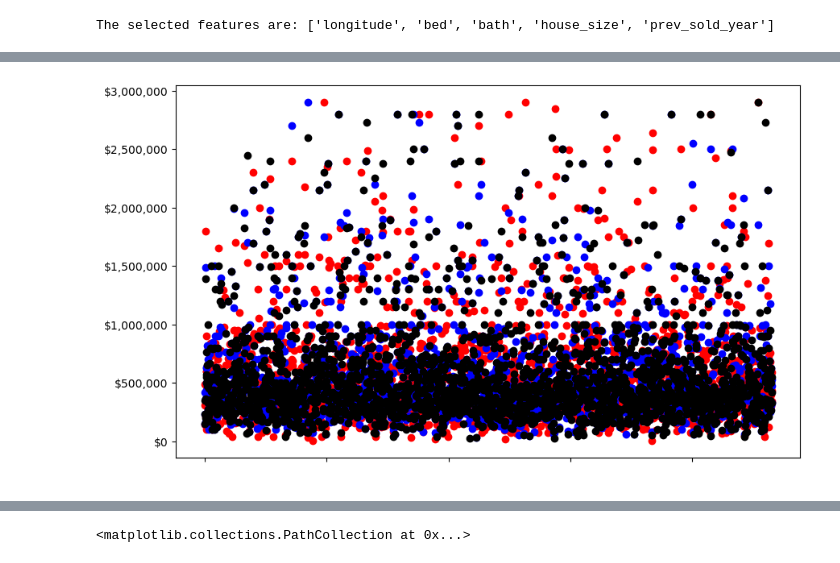
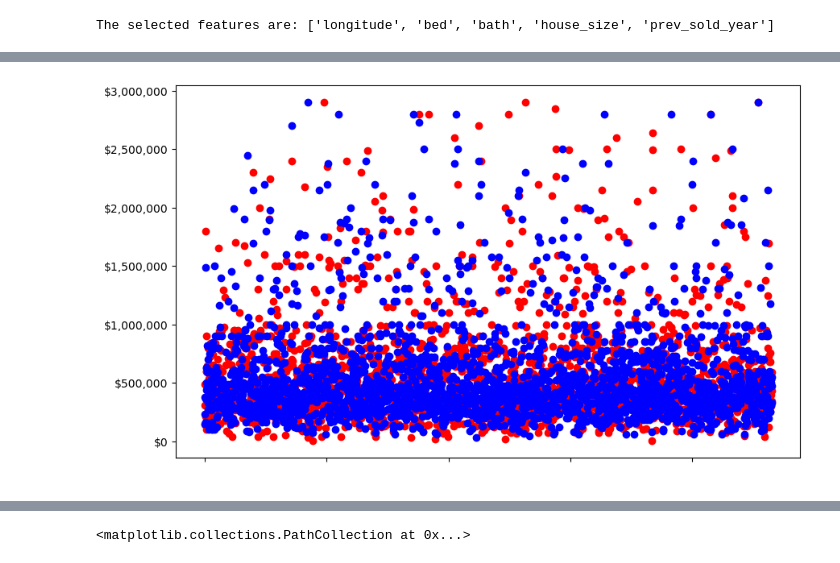
Before and after one commit to jiml-mlai-bootcamp-ucberkeley/Capstone_1, a Jupyter notebook: nj/Decision Tree LongLat.ipynb, the cells around one changed output, grey strips where cells are left out. Saved outputs shown, nothing was run; the diff lists cells and outputs as text; code cells hidden in the pictures.

```diff
--- a/nj/Decision Tree LongLat.ipynb
+++ b/nj/Decision Tree LongLat.ipynb
@@ -181,16 +181,17 @@ y_test_df = pd.DataFrame(y_test).reset_index()
 # %%
 fig, ax = plt.subplots(figsize=(10, 6))
 
 ax.ticklabel_format(style='plain')
 ax.yaxis.set_major_formatter('${x:1,.0f}')
 ax.xaxis.set_major_formatter(' ')
 
 plt.scatter(y_test_df.index,y_test_df["price"], color="red")
 plt.scatter(dtree_rfe_predict_df.index,dtree_rfe_predict_df["prediction"], color="blue")
-plt.scatter(dtree_predict_df.index,dtree_predict_df["prediction"], color="black")
+#plt.scatter(dtree_sfs_predict_df.index,dtree_sfs_predict_df["prediction"], color="green")
+#plt.scatter(dtree_predict_df.index,dtree_predict_df["prediction"], color="black")
 plt.show()
 # %% [output]
-[figure, old version]
+[figure, new version]
 # %%
 model_comparisons = pd.DataFrame(results_dict).set_index('model')
 model_comparisons
```
Also changed, not shown: parts of 4 cells of this notebook.
